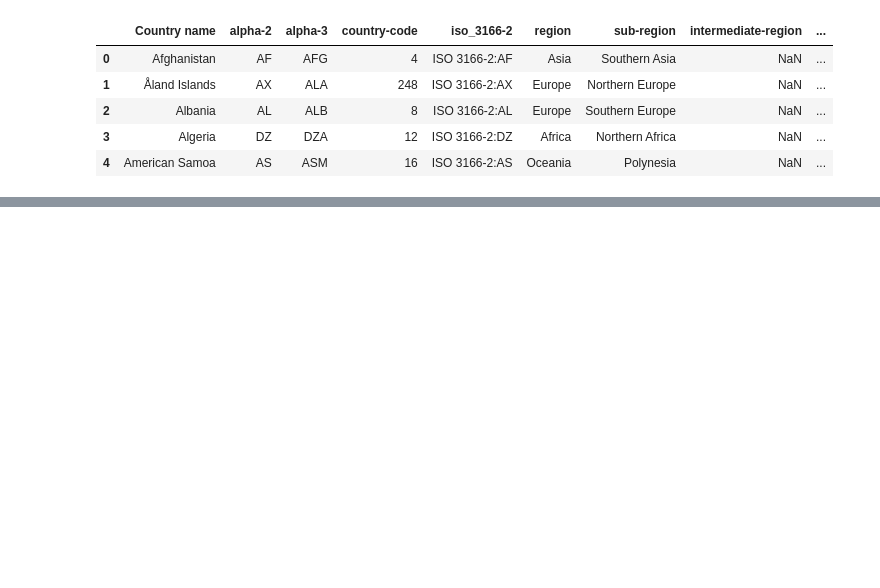
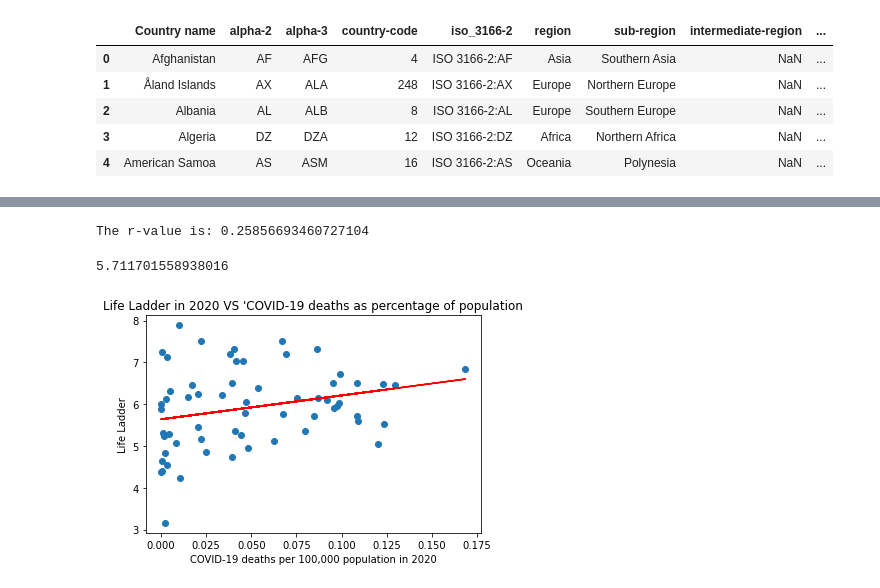
Before and after one commit to SimplyLizzy/FactorsOfHappinness, a Jupyter notebook: FactorofHappinesscharts.ipynb, the cells around one changed output, grey strips where cells are left out. Drawn from its saved outputs; the diff is of its cells as text; code cells hidden in the pictures; blank space fills up the shorter version.

```diff
--- a/FactorofHappinesscharts.ipynb
+++ b/FactorofHappinesscharts.ipynb
@@ -525,0 +148,9 @@ Capomulin show a strong positive coorelation between weight and tumor size.  we
+# %%
+happy_region_death_df =  pd.merge(final_data_df, death_df,
+                                 how='left', on='Country name')
+# %%
+happy_region_death_df1 = happy_region_death_df[['Country name', 'year', 'Life Ladder', 'Population 2020','COVID-19 deaths per 100,000 population in 2020', 'Log GDP per capita',
+       'Social support', 'Healthy life expectancy at birth',
+       'Freedom to make life choices', 'Generosity',
+       'Perceptions of corruption', 'Positive affect', 'Negative affect','region',
+       'sub-region']]
@@ -525,0 +163,15 @@ Capomulin show a strong positive coorelation between weight and tumor size.  we
+# %%
+happy_region_death_df1_drop= happy_region_death_df1.dropna()
+final1_drop=final_data_df1.dropna()
+final1_drop_range=final1_drop.loc[final1_drop["year"] > '2018-01-01']
+happy_region_death_df1_drop_1920 = happy_region_death_df1_drop.loc[happy_region_death_df1_drop["year"] > '2019-01-01']
+# %%
+final_data_df['Log GDP per capita']= final_data_df['Log GDP per capita'].astype(float)
+final_data_df['Life Ladder'] = final_data_df['Life Ladder'].astype(float)
+#notnull_final = final_data_df.notnull(final_data_df['Log GDP per capita'])
+# drop_na=final_data_df.dropna(0)
+# not_na=final_data_df.notna()
+# nan_df
+population_dead= (happy_region_death_df1_drop_1920['COVID-19 deaths per 100,000 population in 2020']*happy_region_death_df1_drop_1920['Population 2020'])/100000
+happy_region_death_df1_drop_1920['COVID-19 Death percentage in 2020']= (population_dead/happy_region_death_df1_drop_1920['Population 2020'])*100
+happy_region_death_df1_drop_1920['COVID-19 Death percentage in 2020'].max()
@@ -525,0 +201,20 @@ Capomulin show a strong positive coorelation between weight and tumor size.  we
+# %%
+x_values = happy_region_death_df1_drop_1920['COVID-19 Death percentage in 2020']
+y_values = happy_region_death_df1_drop_1920['Life Ladder']
+(slope, intercept, rvalue, pvalue, stderr) = linregress(x_values, y_values)
+regress_values = x_values * slope + intercept
+line_eq = "y = " + str(round(slope,2)) + "x + " + str(round(intercept,2))
+plt.scatter(x_values,y_values)
+plt.plot(x_values,regress_values,"r-")
+plt.annotate(line_eq,(6,10),fontsize=15,color="red")
+plt.title("Life Ladder in 2020 VS 'COVID-19 deaths as percentage of population")
+plt.xlabel('COVID-19 deaths per 100,000 population in 2020')
+plt.ylabel('Life Ladder')
+#plt.savefig("../output_data/north_temp_vs_lat.png")
+print(f"The r-value is: {rvalue}")
+plt.savefig("Images/LL vs COVID deaths in 2020 %.png");
+slope
+# %% [output]
+The r-value is: 0.25856693460727104
+5.711701558938016
+[figure, added]
```
Also changed, not shown: parts of 48 cells of this notebook, 19 other files.
